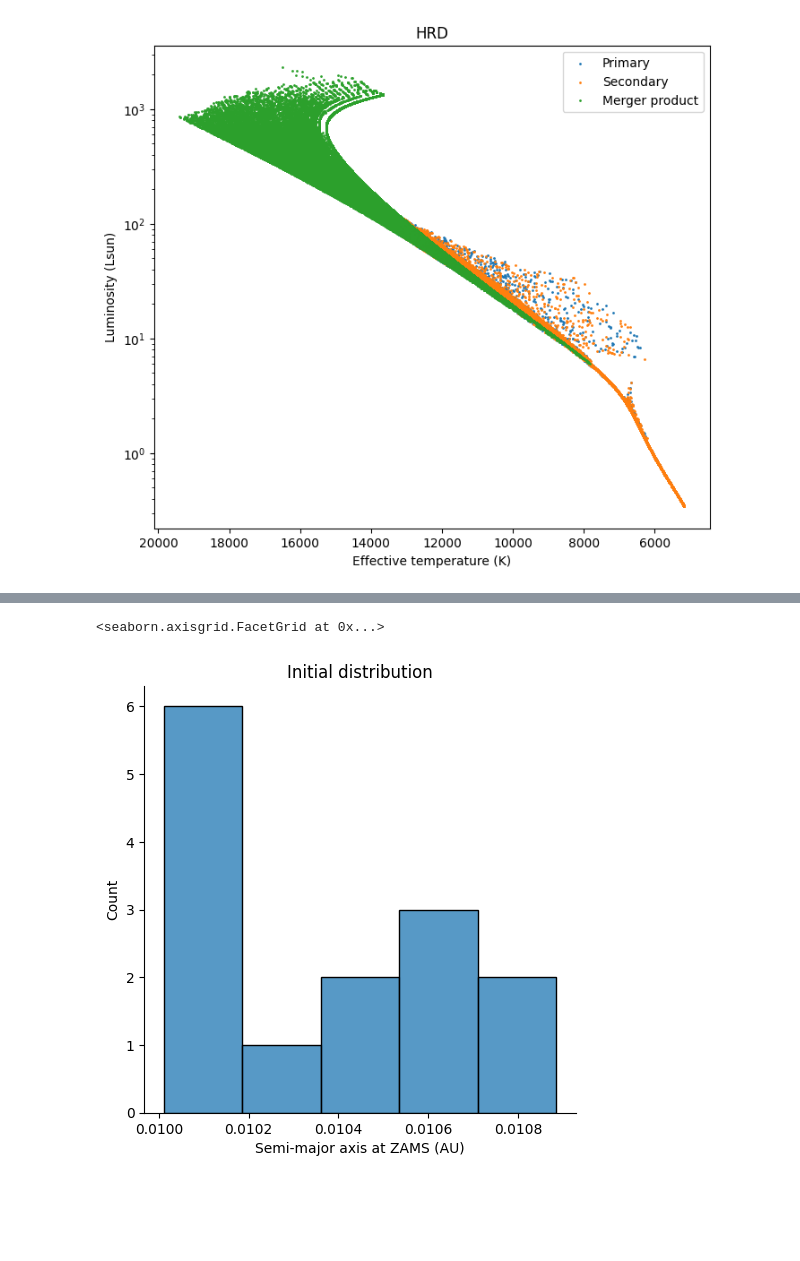
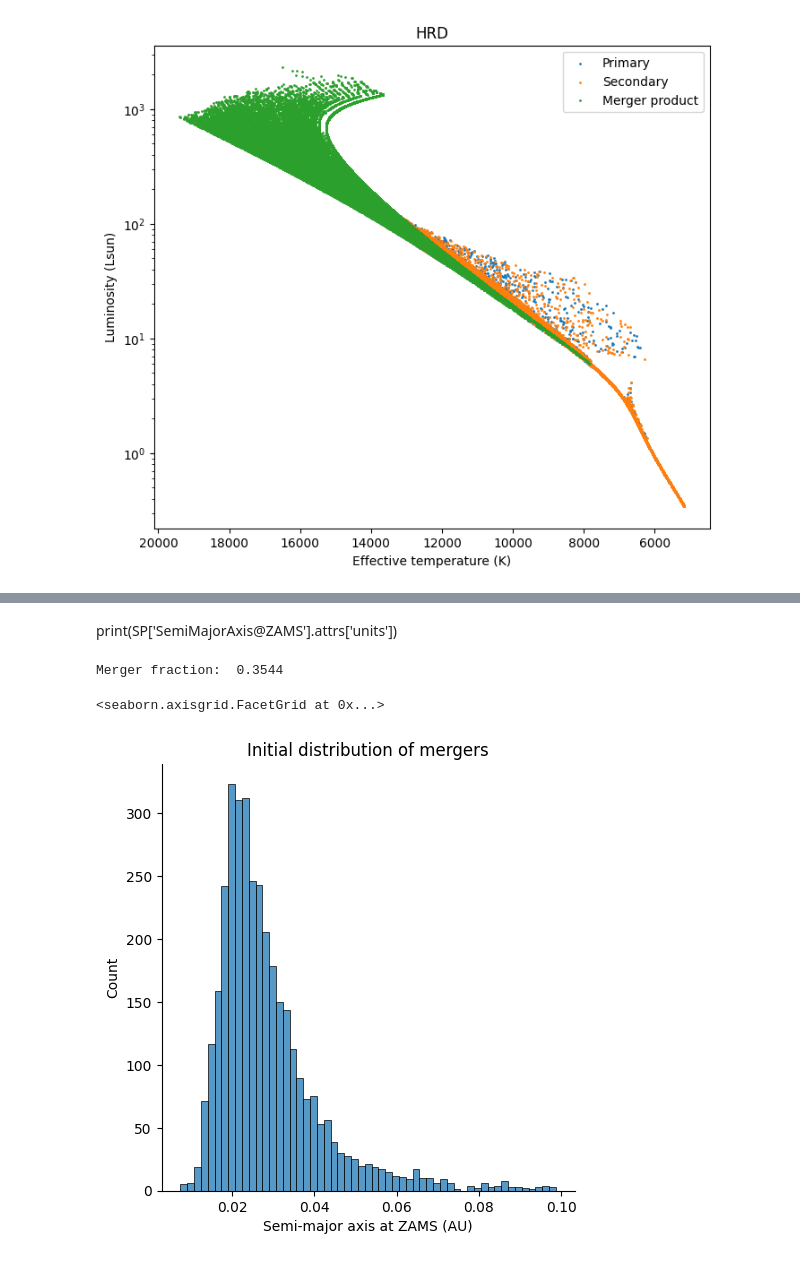
Before and after one commit to mkim0029/COMPAS, a Jupyter notebook: src/Initial_distribution/read.ipynb, the cells around one changed output, grey strips where cells are left out. Cells and saved outputs as stored; diff of their text form; code cells hidden in the pictures; blank space fills up the shorter version.

```diff
--- a/src/Initial_distribution/read.ipynb
+++ b/src/Initial_distribution/read.ipynb
@@ -48,3 +48,5 @@ plt.legend()
 # %% [output]
 <matplotlib.legend.Legend at 0x...>
 [figure]
+# %%
+filename = 'COMPAS_Output_M0.8to6_80Myr.h5'
@@ -51,6 +71,5 @@ plt.legend()
 # %%
 #data = h5.File('COMPAS_Output.h5')
-data = h5.File('COMPAS_Output_1mil_copy.h5')
+data = h5.File(filename)
 SP = data['BSE_System_Parameters']
-#CE = data['BSE_Common_Envelopes']
 # %%
@@ -60,3 +95,5 @@ print(SP['SemiMajorAxis@ZAMS'].attrs['units'])
+# %% [markdown]
+print(SP['SemiMajorAxis@ZAMS'].attrs['units'])
 # %%
 SP_df = pd.DataFrame({
             'L1': SP['Luminosity(1)'][()],
@@ -65,20 +102,24 @@ SP_df = pd.DataFrame({
             'Teff2': SP['Teff(2)'][()],
             'type1': SP['Stellar_Type(1)'][()],
             'type2': SP['Stellar_Type(2)'][()],
-            #'Init_SemiMajorAxis': SP['SemiMajorAxis@ZAMS'][()],
-            #'Merger': SP['Merger'][()],
+            'Init_SemiMajorAxis': SP['SemiMajorAxis@ZAMS'][()],
+            'Merger': SP['Merger'][()],
             'Mass_ZAMS1': SP['Mass@ZAMS(1)'][()],
             'Mass_ZAMS2': SP['Mass@ZAMS(2)'][()]
         })
 # %%
-#merger_SP_df = restrict(SP_df, 'Merger', 1, 1)
-merger_SP_df = restrict(restrict(SP_df, 'type1', 0, 1), 'type2', 15, 15)
+merger_SP_df = restrict(SP_df, 'Merger', 1, 1)
+#merger_SP_df = restrict(restrict(SP_df, 'type1', 0, 1), 'type2', 15, 15)
+# %%
+print('Merger fraction: ', merger_SP_df.shape[0]/SP_df.shape[0])
+# %% [output]
+Merger fraction:  0.3544
 # %%
 ax = sns.displot(merger_SP_df, x="Init_SemiMajorAxis") #kind="kde")
-ax.set(xlabel='Semi-major axis at ZAMS (AU)', ylabel='Count', title='Initial distribution')
+ax.set(xlabel='Semi-major axis at ZAMS (AU)', ylabel='Count', title='Initial distribution of mergers')
 # %% [output]
 <seaborn.axisgrid.FacetGrid at 0x...>
-[figure, old version]
+[figure, new version]
 # %%
 merger_SP_df.loc[:, "q"] = merger_SP_df.Mass_ZAMS2 / merger_SP_df.Mass_ZAMS1
 ax = sns.displot(merger_SP_df, x="q") #kind="kde")
```
Also changed, not shown: parts of 6 cells of this notebook, 2 other files.
